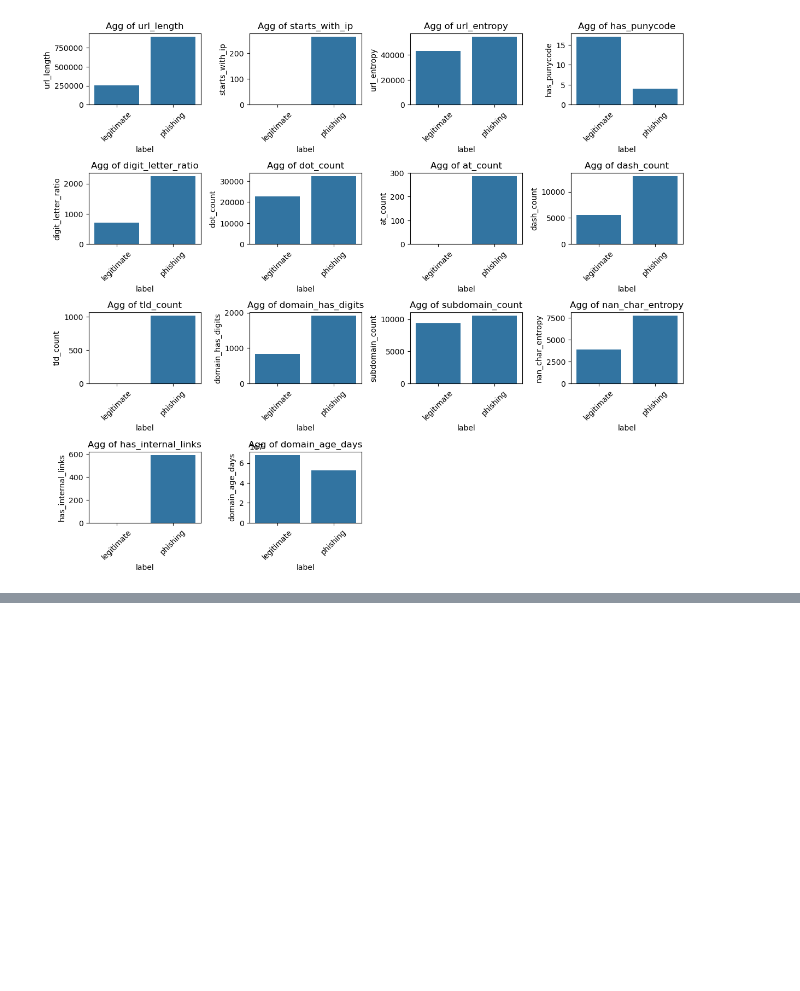
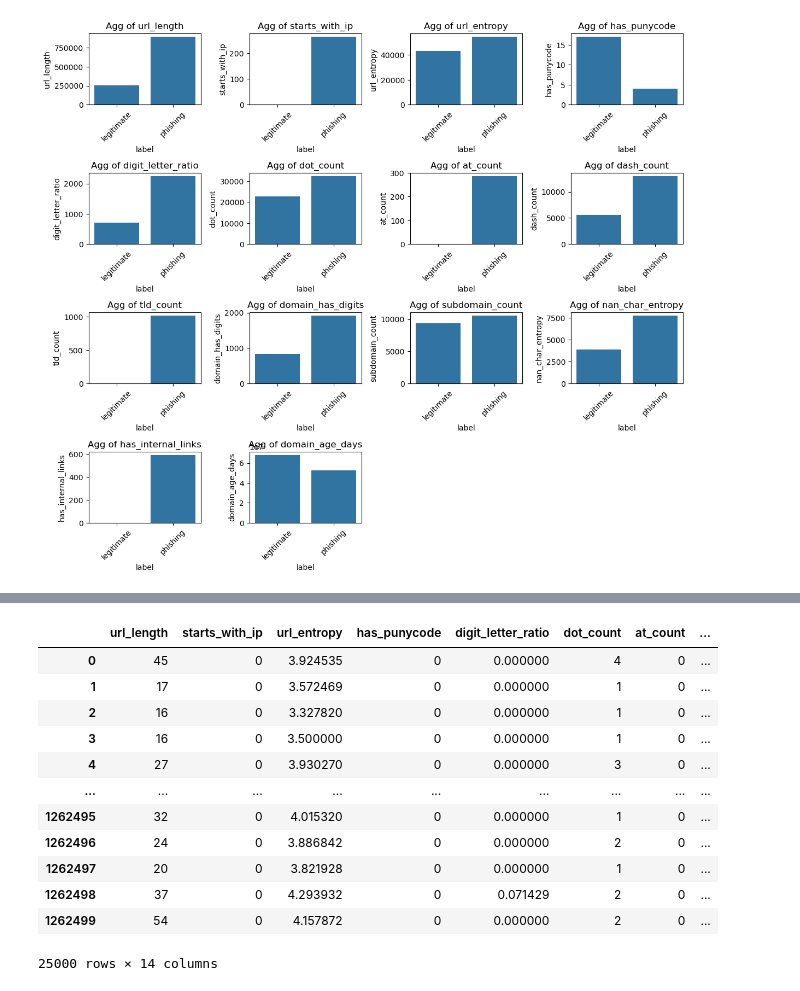
Before and after one commit to MaukanMir/Phishing-Url-Detection-Analysis, a Jupyter notebook: training.ipynb, the cells around one changed output, grey strips where cells are left out. Drawn from its saved outputs; the diff is of its cells as text; code cells hidden in the pictures; blank space fills up the shorter version.

```diff
--- a/training.ipynb
+++ b/training.ipynb
@@ -265,0 +289,16 @@ aggregate_dataset(df, numerical_types.columns, "label" ,"sum")
+# %%
+numerical_types
+# %% [output]
+|  | url_length | starts_with_ip | url_entropy | has_punycode | digit_letter_ratio | dot_count | at_count | ... |
+| 0 | 45 | 0 | 3.924535 | 0 | 0.000000 | 4 | 0 | ... |
+| 1 | 17 | 0 | 3.572469 | 0 | 0.000000 | 1 | 0 | ... |
+| 2 | 16 | 0 | 3.327820 | 0 | 0.000000 | 1 | 0 | ... |
+| 3 | 16 | 0 | 3.500000 | 0 | 0.000000 | 1 | 0 | ... |
+| 4 | 27 | 0 | 3.930270 | 0 | 0.000000 | 3 | 0 | ... |
+| ... | ... | ... | ... | ... | ... | ... | ... | ... |
+| 1262495 | 32 | 0 | 4.015320 | 0 | 0.000000 | 1 | 0 | ... |
+| 1262496 | 24 | 0 | 3.886842 | 0 | 0.000000 | 2 | 0 | ... |
+| 1262497 | 20 | 0 | 3.821928 | 0 | 0.000000 | 1 | 0 | ... |
+| 1262498 | 37 | 0 | 4.293932 | 0 | 0.071429 | 2 | 0 | ... |
+| 1262499 | 54 | 0 | 4.157872 | 0 | 0.000000 | 2 | 0 | ... |
+25000 rows × 14 columns
```
Also changed, not shown: parts of 3 cells of this notebook.
